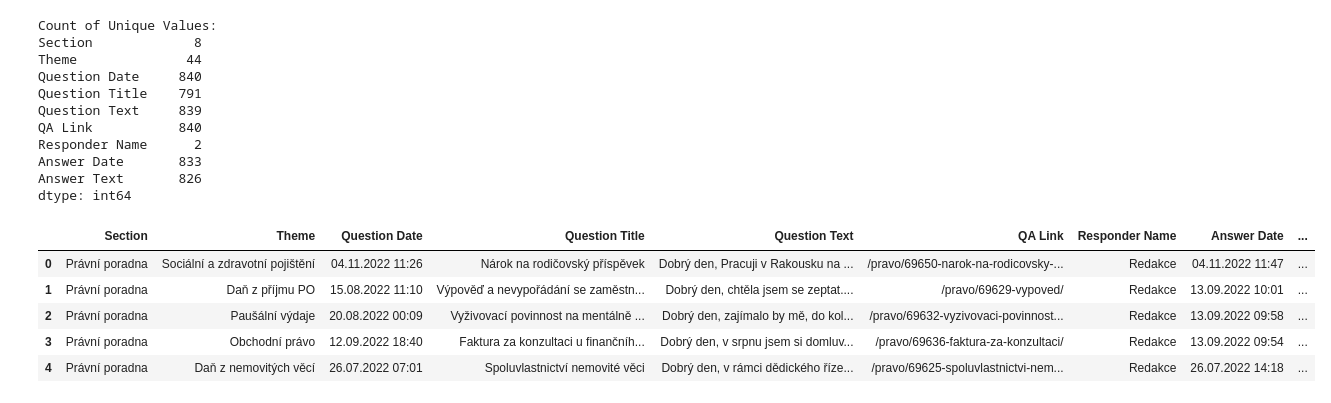
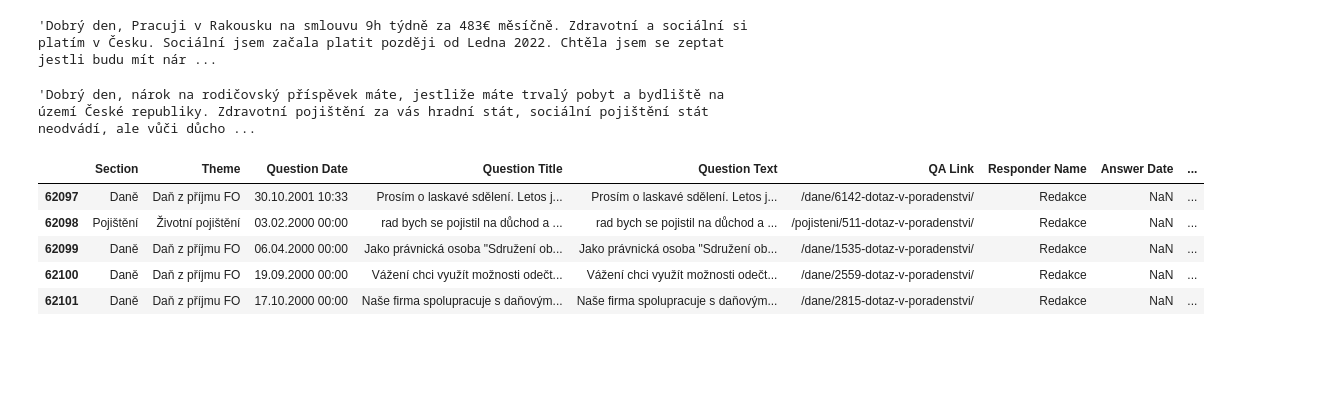
Before and after one commit to savchart/BP, a Jupyter notebook: notebooks/EDA.ipynb, the cells around one changed output. Saved outputs shown, nothing was run; the diff lists cells and outputs as text; code cells hidden in the pictures; blank space fills up the shorter version.

```diff
--- a/notebooks/EDA.ipynb
+++ b/notebooks/EDA.ipynb
@@ -4,18 +20,19 @@ import matplotlib.pyplot as plt
 # %%
 # Load the CSV file into a DataFrame
 df = pd.read_csv('../data/questions_and_answers.csv')
+
+df = df.dropna(subset=['Question Text', 'Answer Text'])
+df = df.drop_duplicates(subset=['Question Text', 'Answer Text'])
+df = df.reset_index(drop=True)
+
+df['Question Title'] = df['Question Title'].str.replace(r'\r\n|\n|\r', ' ', regex=True)
+df['Question Text'] = df['Question Text'].str.replace(r'\r\n|\n|\r', ' ', regex=True)
+df['Answer Text'] = df['Answer Text'].str.replace(r'\r\n|\n|\r', ' ', regex=True)
+
+df['Question Text'] = df['Question Text'].str.strip()
+df['Answer Text'] = df['Answer Text'].str.strip()
+
+df['Question Date'] = df['Question Date'].str.replace(r'\d+\.\d+\.-0001 \d+:\d+', 'NaN')
+df['Question Date'] = df['Question Date'].ffill()
+df['Question Date'] = pd.to_datetime(df['Question Date'], format='%d.%m.%Y %H:%M')
+df['Year'] = df['Question Date'].dt.year
-# %%
-print("Count of Unique Values:")
-print(df.nunique())
-# %% [output]
-Count of Unique Values:
-Section             8
-Theme              44
-Question Date     840
-Question Title    791
-Question Text     839
-QA Link           840
-Responder Name      2
-Answer Date       833
-Answer Text       826
-dtype: int64
@@ -22,9 +51,17 @@ dtype: int64
+# %%
+df['Question Text'][0]
+# %% [output]
+'Dobrý den, Pracuji v Rakousku na smlouvu 9h týdně za 483€ měsíčně. Zdravotní a sociální si platím v Česku. Sociální jsem začala platit později od Ledna 2022. Chtěla jsem se zeptat jestli budu mít nár ...
+# %%
+df['Answer Text'][0]
+# %% [output]
+'Dobrý den, nárok na rodičovský příspěvek máte, jestliže máte trvalý pobyt a bydliště na území České republiky. Zdravotní pojištění za vás hradní stát, sociální pojištění stát neodvádí, ale vůči důcho ...
 # %%
-df.head()
+df.tail()
 # %% [output]
 |  | Section | Theme | Question Date | Question Title | Question Text | QA Link | Responder Name | Answer Date | ... |
-| 0 | Právní poradna | Sociální a zdravotní pojištění | 04.11.2022 11:26 | Nárok na rodičovský příspěvek | Dobrý den, Pracuji v Rakousku na ... | /pravo/69650-narok-na-rodicovsky-... | Redakce | 04.11.2022 11:47 | ... |
-| 1 | Právní poradna | Daň z příjmu PO | 15.08.2022 11:10 | Výpověď a nevypořádání se zaměstn... | Dobrý den, chtěla jsem se zeptat.... | /pravo/69629-vypoved/ | Redakce | 13.09.2022 10:01 | ... |
-| 2 | Právní poradna | Paušální výdaje | 20.08.2022 00:09 | Vyživovací povinnost na mentálně ... | Dobrý den, zajímalo by mě, do kol... | /pravo/69632-vyzivovaci-povinnost... | Redakce | 13.09.2022 09:58 | ... |
-| 3 | Právní poradna | Obchodní právo | 12.09.2022 18:40 | Faktura za konzultaci u finančníh... | Dobrý den, v srpnu jsem si domluv... | /pravo/69636-faktura-za-konzultaci/ | Redakce | 13.09.2022 09:54 | ... |
-| 4 | Právní poradna | Daň z nemovitých věcí | 26.07.2022 07:01 | Spoluvlastnictví nemovité věci | Dobrý den, v rámci dědického říze... | /pravo/69625-spoluvlastnictvi-nem... | Redakce | 26.07.2022 14:18 | ... |
+| 62097 | Daně | Daň z příjmu FO | 30.10.2001 10:33 | Prosím o laskavé sdělení. Letos j... | Prosím o laskavé sdělení. Letos j... | /dane/6142-dotaz-v-poradenstvi/ | Redakce | NaN | ... |
+| 62098 | Pojištění | Životní pojištění | 03.02.2000 00:00 | rad bych se pojistil na důchod a ... | rad bych se pojistil na důchod a ... | /pojisteni/511-dotaz-v-poradenstvi/ | Redakce | NaN | ... |
+| 62099 | Daně | Daň z příjmu FO | 06.04.2000 00:00 | Jako právnická osoba "Sdružení ob... | Jako právnická osoba "Sdružení ob... | /dane/1535-dotaz-v-poradenstvi/ | Redakce | NaN | ... |
+| 62100 | Daně | Daň z příjmu FO | 19.09.2000 00:00 | Vážení chci využít možnosti odečt... | Vážení chci využít možnosti odečt... | /dane/2559-dotaz-v-poradenstvi/ | Redakce | NaN | ... |
+| 62101 | Daně | Daň z příjmu FO | 17.10.2000 00:00 | Naše firma spolupracuje s daňovým... | Naše firma spolupracuje s daňovým... | /dane/2815-dotaz-v-poradenstvi/ | Redakce | NaN | ... |
```
Also changed, not shown: parts of 16 cells of this notebook, 3 other files.
